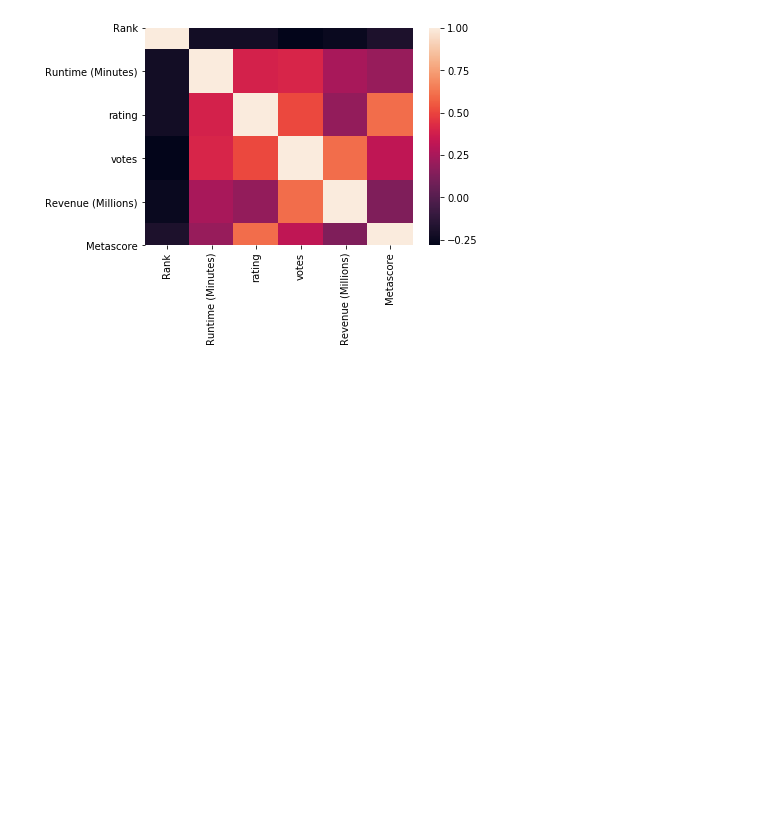
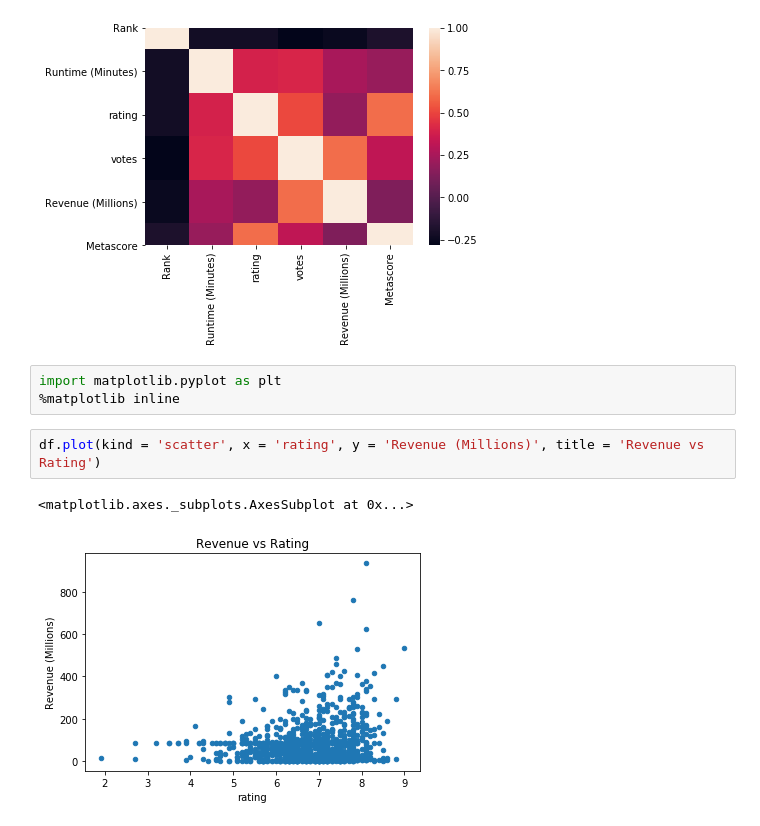
Before and after one commit to ElijahCoding/DataScience, a Jupyter notebook: AdvancedMachineLearning/Pandas/Tutorial.ipynb, the cells around one changed output. Saved outputs shown, nothing was run; the diff lists cells and outputs as text; blank space fills up the shorter version.

Commit message:
data frame chart

```diff
--- a/AdvancedMachineLearning/Pandas/Tutorial.ipynb
+++ b/AdvancedMachineLearning/Pandas/Tutorial.ipynb
@@ -390,3 +390,11 @@ sns.heatmap(corrmat)
 # %% [output]
 <matplotlib.axes._subplots.AxesSubplot at 0x...>
 [figure]
+# %%
+import matplotlib.pyplot as plt
+%matplotlib inline
+# %%
+df.plot(kind = 'scatter', x = 'rating', y = 'Revenue (Millions)', title = 'Revenue vs Rating')
+# %% [output]
+<matplotlib.axes._subplots.AxesSubplot at 0x...>
+[figure, added]
```
Also changed, not shown: parts of 1 cell of this notebook.
